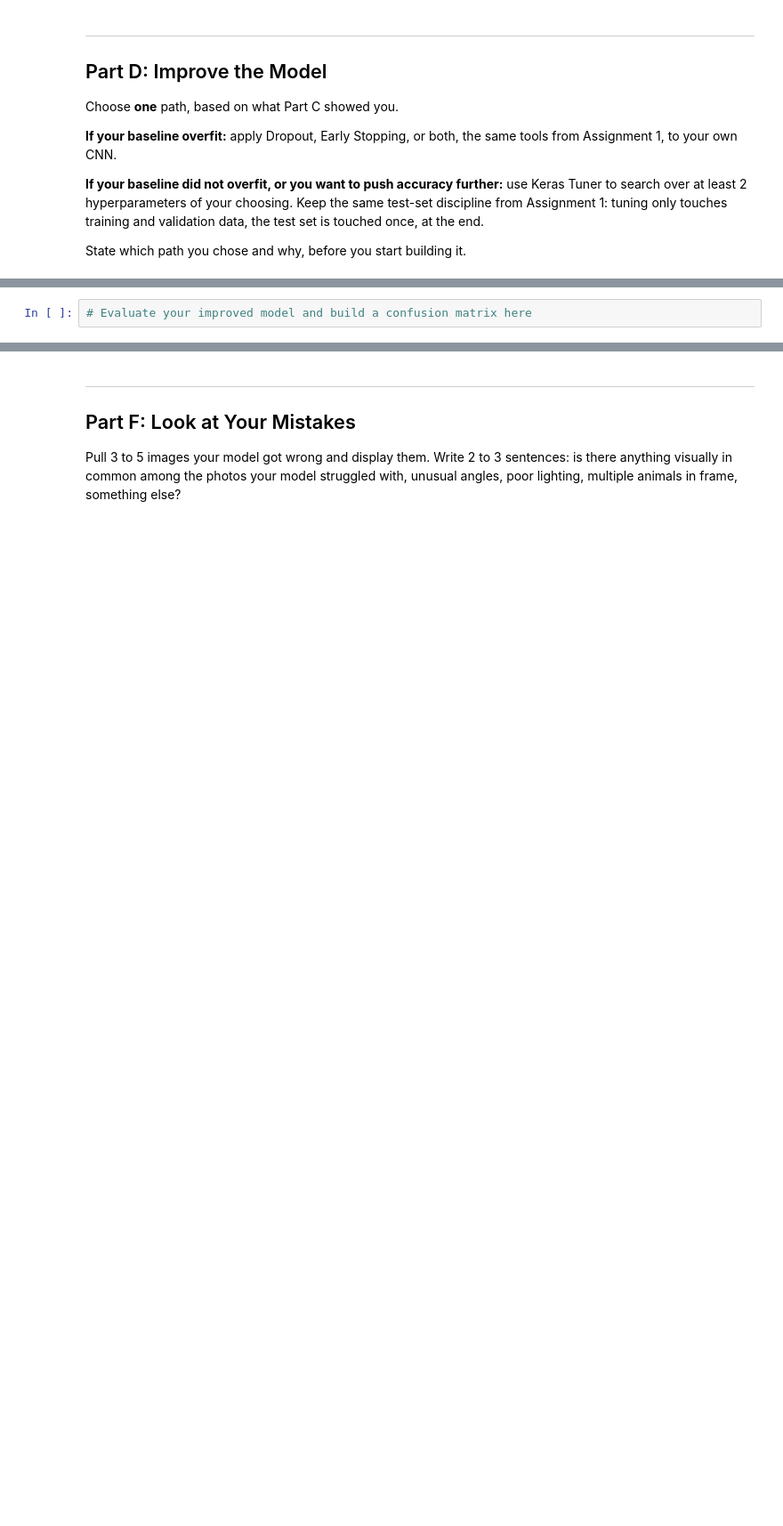
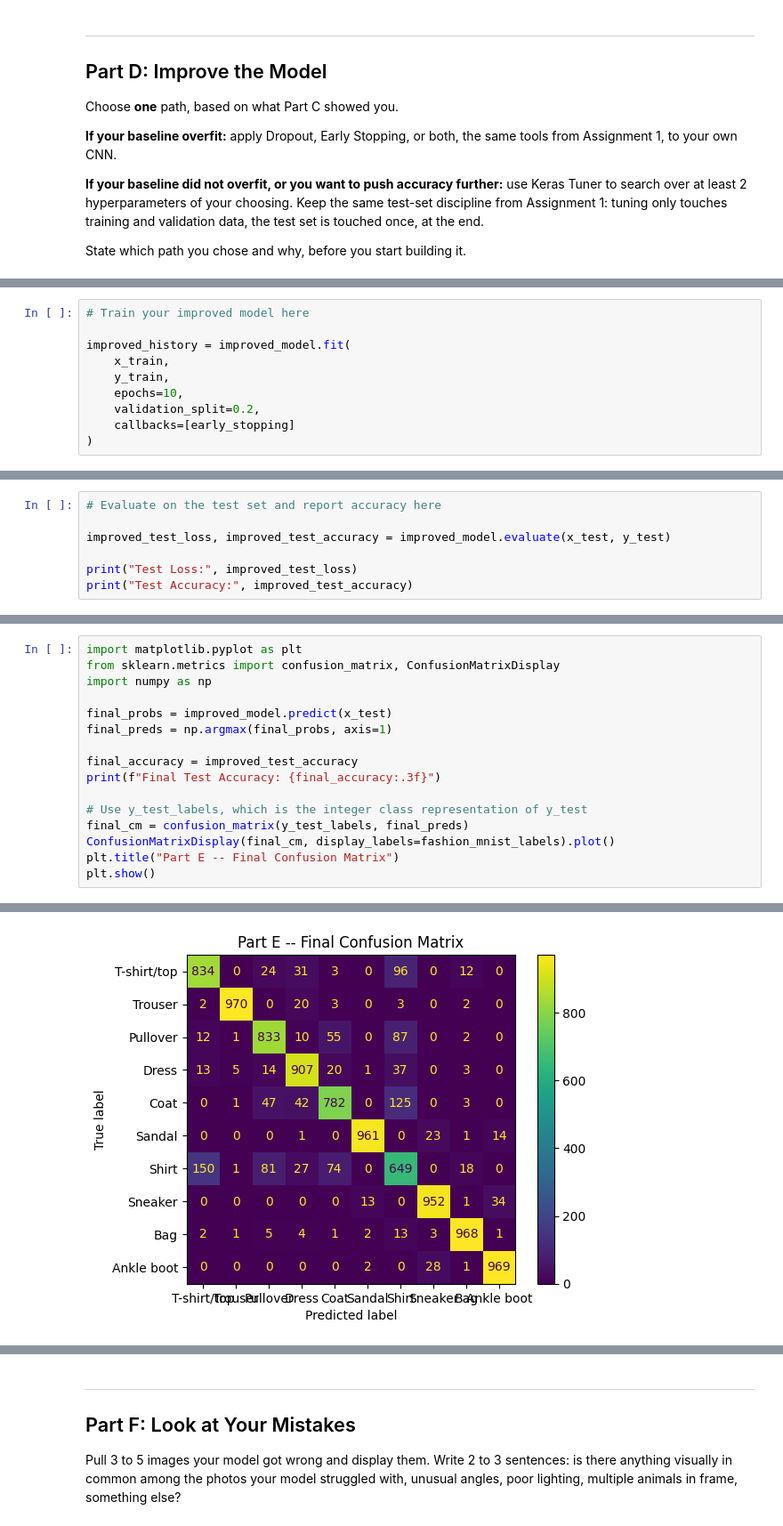
Before and after one commit to hoffmanpeyton14-art/IT480-FA26, a Jupyter notebook: Lab2/Lab2_CNN_PetFinder_Starter.ipynb, the cells around one changed output, grey strips where cells are left out. Shown at 89% size. Saved outputs shown, nothing was run; the diff lists cells and outputs as text; blank space fills up the shorter version.

```diff
--- a/Lab2/Lab2_CNN_PetFinder_Starter.ipynb
+++ b/Lab2/Lab2_CNN_PetFinder_Starter.ipynb
@@ -167,0 +242,10 @@ State which path you chose and why, before you start building it.
+# %%
+# Train your improved model here
+
+improved_history = improved_model.fit(
+    x_train,
+    y_train,
+    epochs=10,
+    validation_split=0.2,
+    callbacks=[early_stopping]
+)
@@ -167,0 +273,7 @@ State which path you chose and why, before you start building it.
+# %%
+# Evaluate on the test set and report accuracy here
+
+improved_test_loss, improved_test_accuracy = improved_model.evaluate(x_test, y_test)
+
+print("Test Loss:", improved_test_loss)
+print("Test Accuracy:", improved_test_accuracy)
@@ -179,4 +295,19 @@ Fill in your own results:
 
 Report a confusion matrix for your improved model. Are Dogs or Cats more often misclassified? Do you have a guess as to why, based on looking at a few misclassified photos directly?
 # %%
-# Evaluate your improved model and build a confusion matrix here
+import matplotlib.pyplot as plt
+from sklearn.metrics import confusion_matrix, ConfusionMatrixDisplay
+import numpy as np
+
+final_probs = improved_model.predict(x_test)
+final_preds = np.argmax(final_probs, axis=1)
+
+final_accuracy = improved_test_accuracy
+print(f"Final Test Accuracy: {final_accuracy:.3f}")
+
+# Use y_test_labels, which is the integer class representation of y_test
+final_cm = confusion_matrix(y_test_labels, final_preds)
+ConfusionMatrixDisplay(final_cm, display_labels=fashion_mnist_labels).plot()
+plt.title("Part E -- Final Confusion Matrix")
+plt.show()
+# %% [output]
@@ -183 +316,2 @@ Report a confusion matrix for your improved model. Are Dogs or Cats more often m
+[figure, added]
 # %% [markdown]
```
Also changed, not shown: parts of 24 cells of this notebook.
